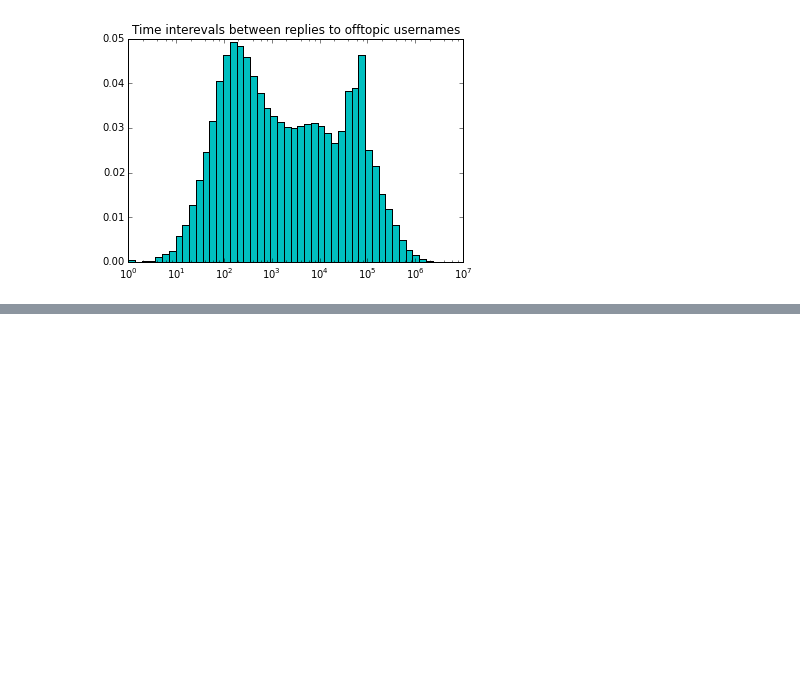
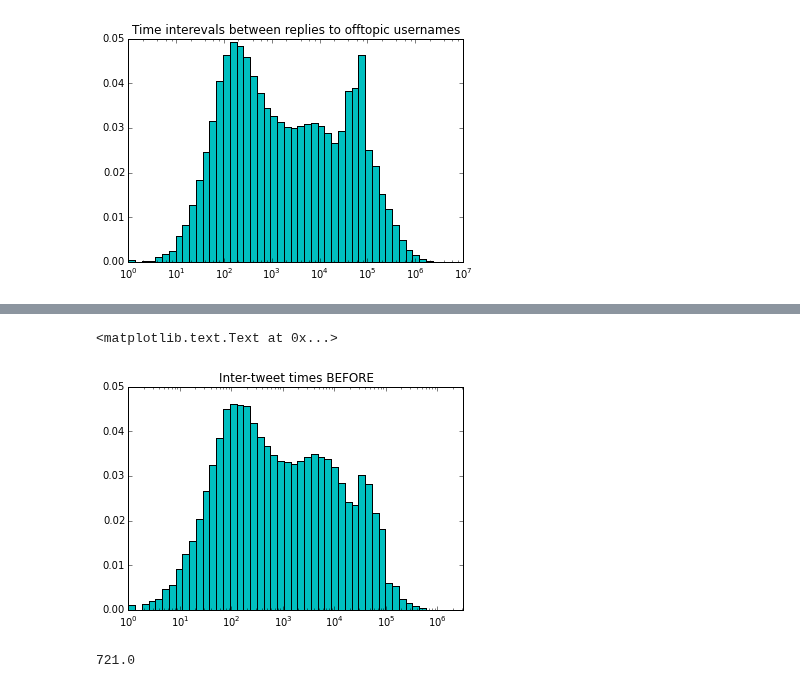
Before and after one commit to marinkala/ReplyNetworks, a Jupyter notebook: bbInterReplyTimeOneSide.ipynb, the cells around one changed output, grey strips where cells are left out. Drawn from its saved outputs; the diff is of its cells as text; code cells hidden in the pictures; blank space fills up the shorter version.

```diff
--- a/bbInterReplyTimeOneSide.ipynb
+++ b/bbInterReplyTimeOneSide.ipynb
@@ -423,0 +454,2 @@ plt.title('Time interevals between replies to offtopic usernames')
+# %%
+before=df_oneSide[(df_oneSide.dateObj>=pd.to_datetime('2012-10-15 00:00:00')) & (df_oneSide.dateObj<pd.to_datetime('2012-10-25 00:00:00'))]
@@ -423,0 +462,2 @@ plt.title('Time interevals between replies to offtopic usernames')
+# %%
+bSecDiff=before.secDiff.dropna().tolist()
@@ -423,0 +470,16 @@ plt.title('Time interevals between replies to offtopic usernames')
+# %%
+bins=np.logspace(0, int(np.log(max(bSecDiff))), 100)
+width=bins[1:]-bins[:-1]
+h, b=np.histogram(bSecDiff,bins)
+h=h/float(sum(h))
+plt.bar(b[:-1], h, width, color='c')
+plt.gca().set_xscale("log")
+plt.xlim(xmin=0,xmax=10**6.5)
+plt.title('Inter-tweet times BEFORE')
+# %% [output]
+<matplotlib.text.Text at 0x...>
+[figure, added]
+# %%
+np.median(bSecDiff)
+# %% [output]
+721.0
```
Also changed, not shown: parts of 153 cells of this notebook, 14 other files.
